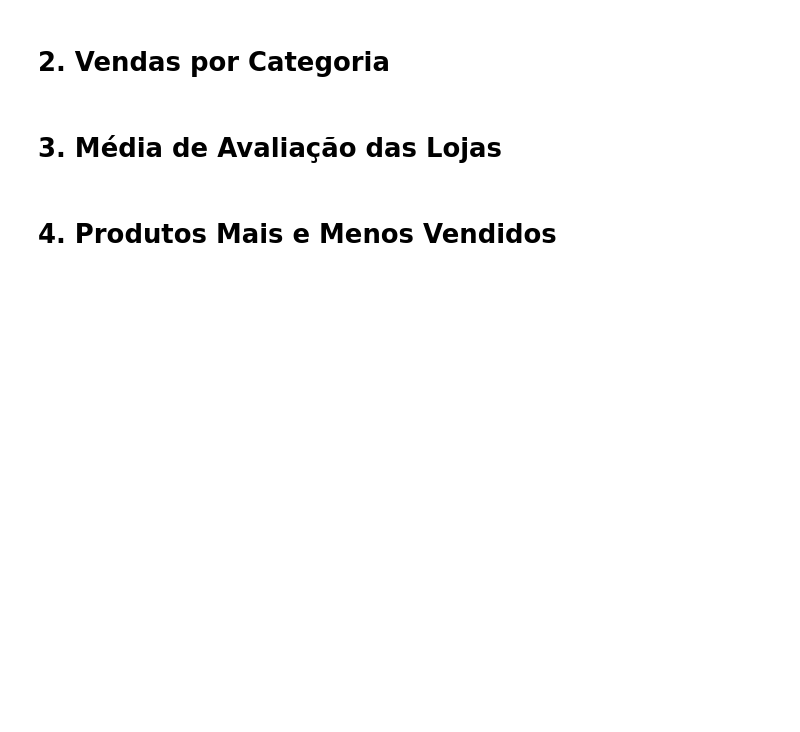
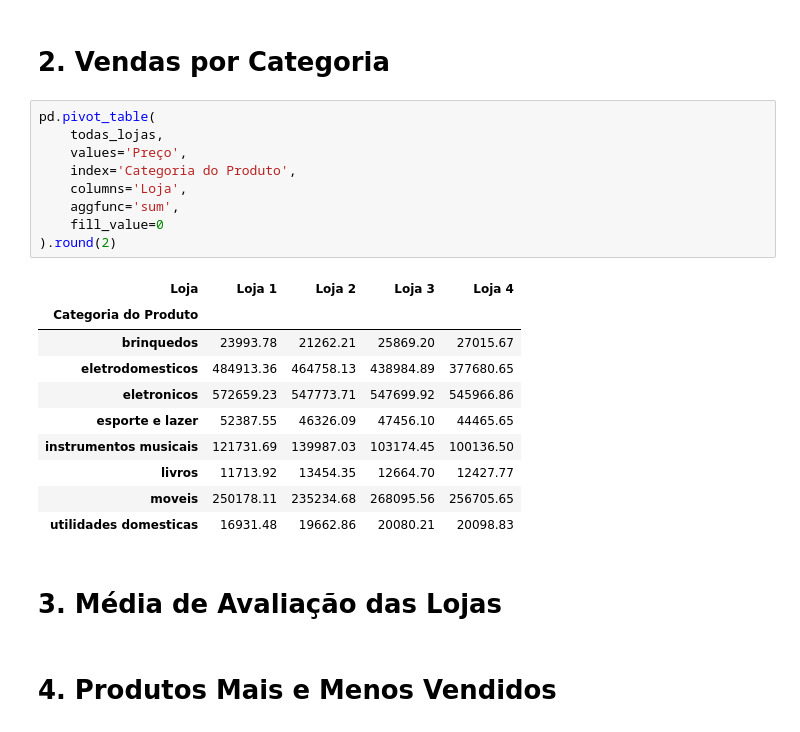
Before and after one commit to Flavio-AzL/challenge-alura-store, a Jupyter notebook: AluraStoreBr.ipynb, the cells around one changed output. Cells and saved outputs as stored; diff of their text form; blank space fills up the shorter version.

```diff
--- a/AluraStoreBr.ipynb
+++ b/AluraStoreBr.ipynb
@@ -122,5 +138,25 @@ faturamento_total
 # %% [markdown]
 # 2. Vendas por Categoria
+# %%
+pd.pivot_table(
+    todas_lojas,
+    values='Preço',
+    index='Categoria do Produto',
+    columns='Loja',
+    aggfunc='sum',
+    fill_value=0
+).round(2)
+# %% [output]
+| Loja | Loja 1 | Loja 2 | Loja 3 | Loja 4 |
+| Categoria do Produto |  |  |  |  |
+| brinquedos | 23993.78 | 21262.21 | 25869.20 | 27015.67 |
+| eletrodomesticos | 484913.36 | 464758.13 | 438984.89 | 377680.65 |
+| eletronicos | 572659.23 | 547773.71 | 547699.92 | 545966.86 |
+| esporte e lazer | 52387.55 | 46326.09 | 47456.10 | 44465.65 |
+| instrumentos musicais | 121731.69 | 139987.03 | 103174.45 | 100136.50 |
+| livros | 11713.92 | 13454.35 | 12664.70 | 12427.77 |
+| moveis | 250178.11 | 235234.68 | 268095.56 | 256705.65 |
+| utilidades domesticas | 16931.48 | 19662.86 | 20080.21 | 20098.83 |
 # %% [markdown]
 # 3. Média de Avaliação das Lojas
 # %% [markdown]
```
Also changed, not shown: parts of 5 cells of this notebook.
